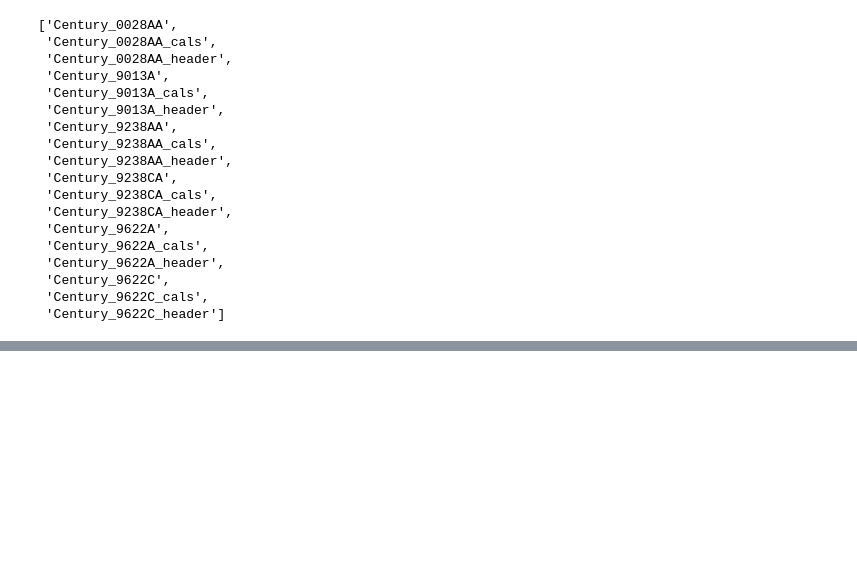
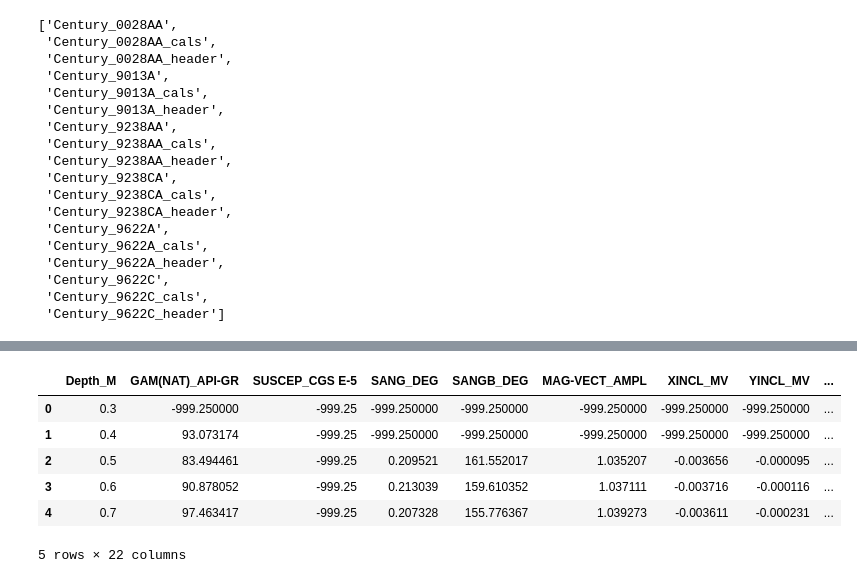
Before and after one commit to lcardsvr/Geophysical-Tool-Response-Project, a Jupyter notebook: GeoTool_Response_WIP.ipynb, the cells around one changed output, grey strips where cells are left out. Cells and saved outputs as stored; diff of their text form; code cells hidden in the pictures; blank space fills up the shorter version.

```diff
--- a/GeoTool_Response_WIP.ipynb
+++ b/GeoTool_Response_WIP.ipynb
@@ -356,3 +353,13 @@ for column in columns:
+# %%
+tool_9622A_df.head()
+# %% [output]
+|  | Depth_M | GAM(NAT)_API-GR | SUSCEP_CGS E-5 | SANG_DEG | SANGB_DEG | MAG-VECT_AMPL | XINCL_MV | YINCL_MV | ... |
+| 0 | 0.3 | -999.250000 | -999.25 | -999.250000 | -999.250000 | -999.250000 | -999.250000 | -999.250000 | ... |
+| 1 | 0.4 | 93.073174 | -999.25 | -999.250000 | -999.250000 | -999.250000 | -999.250000 | -999.250000 | ... |
+| 2 | 0.5 | 83.494461 | -999.25 | 0.209521 | 161.552017 | 1.035207 | -0.003656 | -0.000095 | ... |
+| 3 | 0.6 | 90.878052 | -999.25 | 0.213039 | 159.610352 | 1.037111 | -0.003716 | -0.000116 | ... |
+| 4 | 0.7 | 97.463417 | -999.25 | 0.207328 | 155.776367 | 1.039273 | -0.003611 | -0.000231 | ... |
+5 rows × 22 columns
 # %%
 # Photo inventory dates dates
 
```
Also changed, not shown: parts of 31 cells of this notebook.
